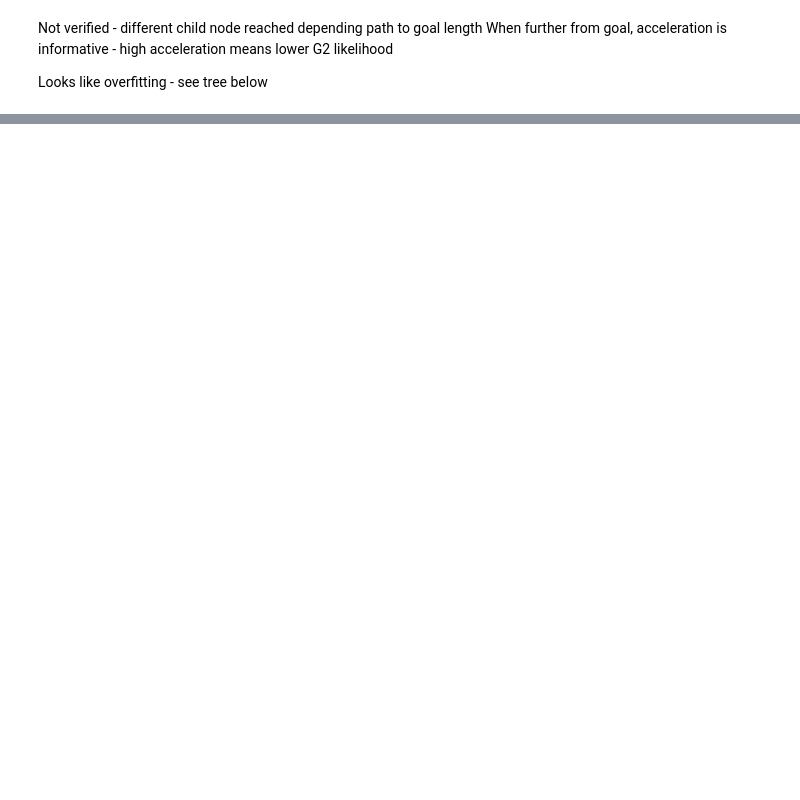
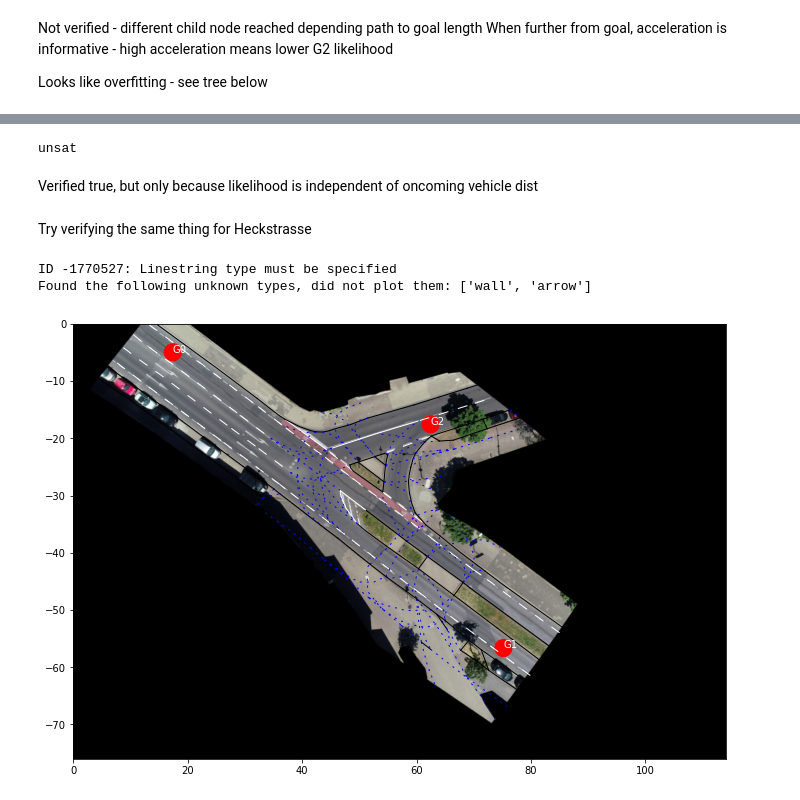
Before and after one commit to uoe-agents/GRIT, a Jupyter notebook: notebooks/verification.ipynb, the cells around one changed output, grey strips where cells are left out. Cells and saved outputs as stored; diff of their text form; code cells hidden in the pictures; blank space fills up the shorter version.

```diff
--- a/notebooks/verification.ipynb
+++ b/notebooks/verification.ipynb
@@ -408,0 +401,5 @@ Looks like overfitting - see tree below
+# %%
+scenario_name = 'bendplatz'
+scenario = Scenario.load(get_scenario_config_dir() + '{}.json'.format(scenario_name))
+plt.figure(figsize=(12,8))
+scenario.plot()
@@ -408,0 +414,15 @@ Looks like overfitting - see tree below
+# %%
+model = TrainedDecisionTrees.load(scenario_name)
+
+reachable_goals = [(0, 'turn-left'), (1, 'straight-on'), (2, 'turn-right')]
+
+s = Solver()
+
+features, probs, likelihoods = add_goal_tree_model(reachable_goals, s, model)
+
+verify_expr = Implies(And(features[2]['speed'] < 1,
+                          features[2]['oncoming_vehicle_dist'] > 80),
+                          probs[2] < 0.9)
+s.add(Not(verify_expr))
+
+print(s.check())
@@ -412,0 +454,46 @@ Image('../images/trained_tree_heckstrasse_G2_turn-left.png')
+# %%
+# 2 oncoming vehicle, but all other features are equal
+
+reachable_goals = [(0, 'turn-left'), (1, 'straight-on'), (2, 'turn-right')]
+
+s = Solver()
+
+features1, probs1, likelihoods1 = add_goal_tree_model(reachable_goals, s, model, suffix='_1')
+features2, probs2, likelihoods2 = add_goal_tree_model(reachable_goals, s, model, suffix='_2')
+
+for goal_idx, goal_type in reachable_goals:
+
+    s.add(features1[goal_idx]['speed'] < 1)
+
+
+    for feature_name in features1[goal_idx]:
+
+        if feature_name != 'oncoming_vehicle_dist':
+            s.add(features1[goal_idx][feature_name] == features2[goal_idx][feature_name])
+
+
+s.add(features1[2]['oncoming_vehicle_dist'] == 100)
+s.add(features2[2]['oncoming_vehicle_dist'] < 50)
+
+verify_expr = likelihoods2[2] >= likelihoods1[2]
+
+s.add(Not(verify_expr))
+
+
+print(s.check())
+# %% [output]
+unsat
+# %% [markdown]
+Verified true, but only because likelihood is independent of oncoming vehicle dist
+# %% [markdown]
+Try verifying the same thing for Heckstrasse
+# %%
+scenario_name = 'heckstrasse'
+scenario = Scenario.load(get_scenario_config_dir() + '{}.json'.format(scenario_name))
+plt.figure(figsize=(12,8))
+scenario.plot()
+model = TrainedDecisionTrees.load(scenario_name)
+# %% [output]
+ID -1770527: Linestring type must be specified
+Found the following unknown types, did not plot them: ['wall', 'arrow']
+[figure, added]
```
Also changed, not shown: parts of 32 cells of this notebook, 1 other file.
